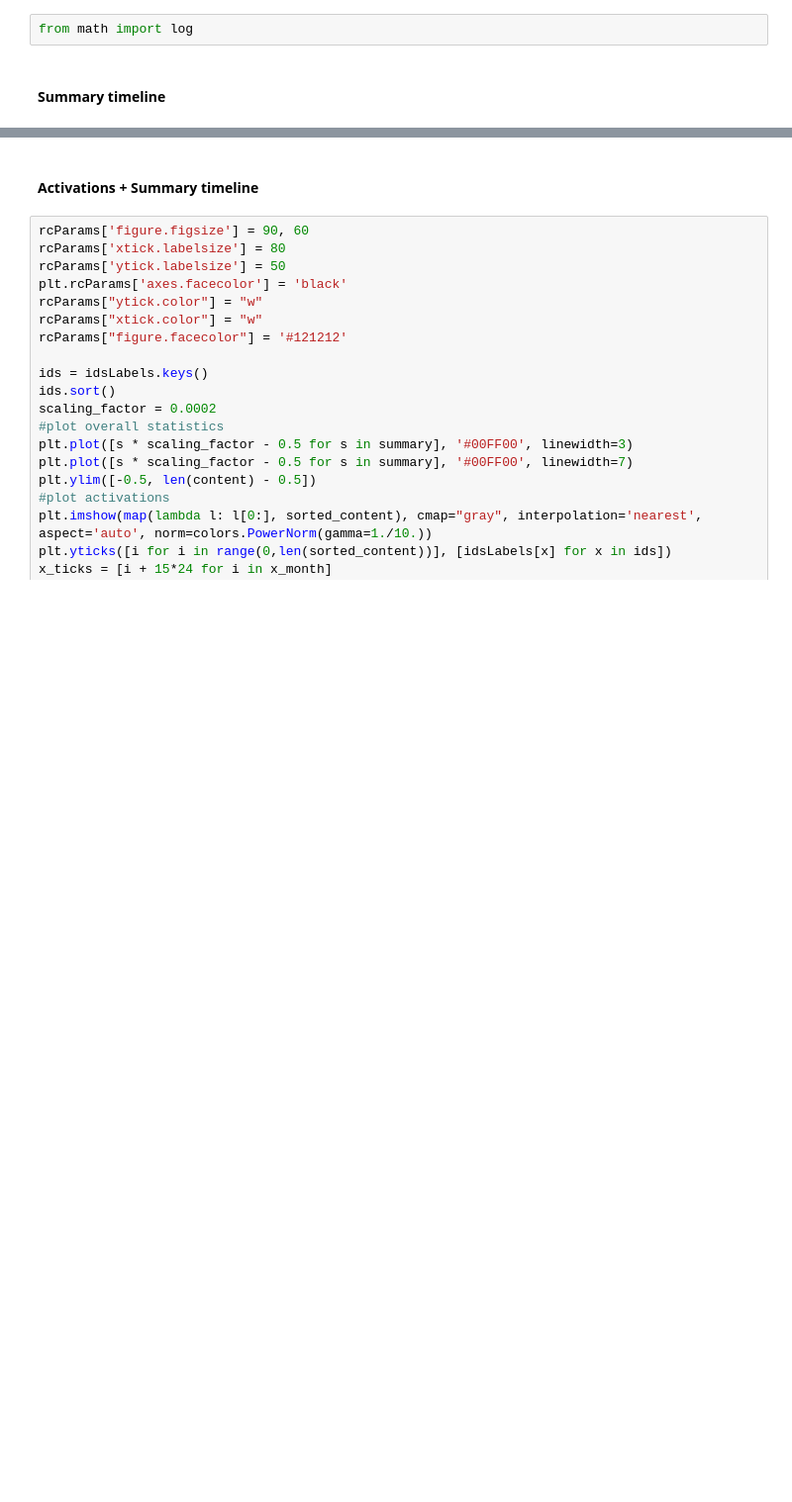
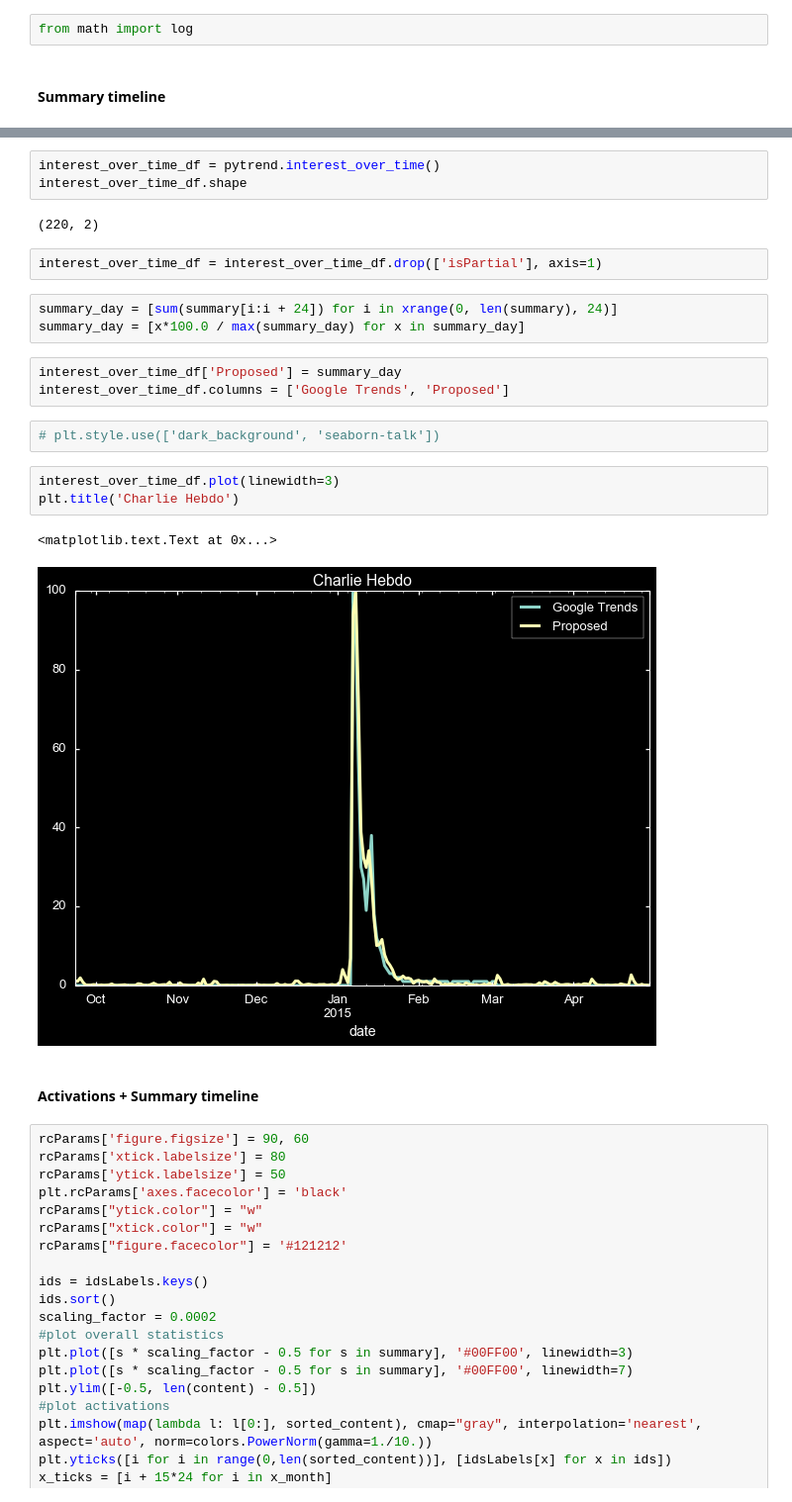
Before and after one commit to mizvol/WikiBrain, a Jupyter notebook: ipython/PlotWIkiClusters_final.ipynb, the cells around one changed output, grey strips where cells are left out. Shown at 99% size. Cells and saved outputs as stored; diff of their text form; blank space fills up the shorter version.

Commit message:
Google trends

```diff
--- a/ipython/PlotWIkiClusters_final.ipynb
+++ b/ipython/PlotWIkiClusters_final.ipynb
@@ -198,3 +213,24 @@ plt.savefig("ferguson_activations.pdf", format='pdf', dpi=200)
+# %%
+interest_over_time_df = pytrend.interest_over_time()
+interest_over_time_df.shape
+# %% [output]
+(220, 2)
+# %%
+interest_over_time_df = interest_over_time_df.drop(['isPartial'], axis=1)
+# %%
+summary_day = [sum(summary[i:i + 24]) for i in xrange(0, len(summary), 24)]
+summary_day = [x*100.0 / max(summary_day) for x in summary_day]
+# %%
+interest_over_time_df['Proposed'] = summary_day
+interest_over_time_df.columns = ['Google Trends', 'Proposed']
+# %%
+# plt.style.use(['dark_background', 'seaborn-talk'])
+# %%
+interest_over_time_df.plot(linewidth=3)
+plt.title('Charlie Hebdo')
+# %% [output]
+<matplotlib.text.Text at 0x...>
+[figure, added]
 # %% [markdown]
 #### Activations + Summary timeline
 # %%
```
Also changed, not shown: parts of 7 cells of this notebook.
